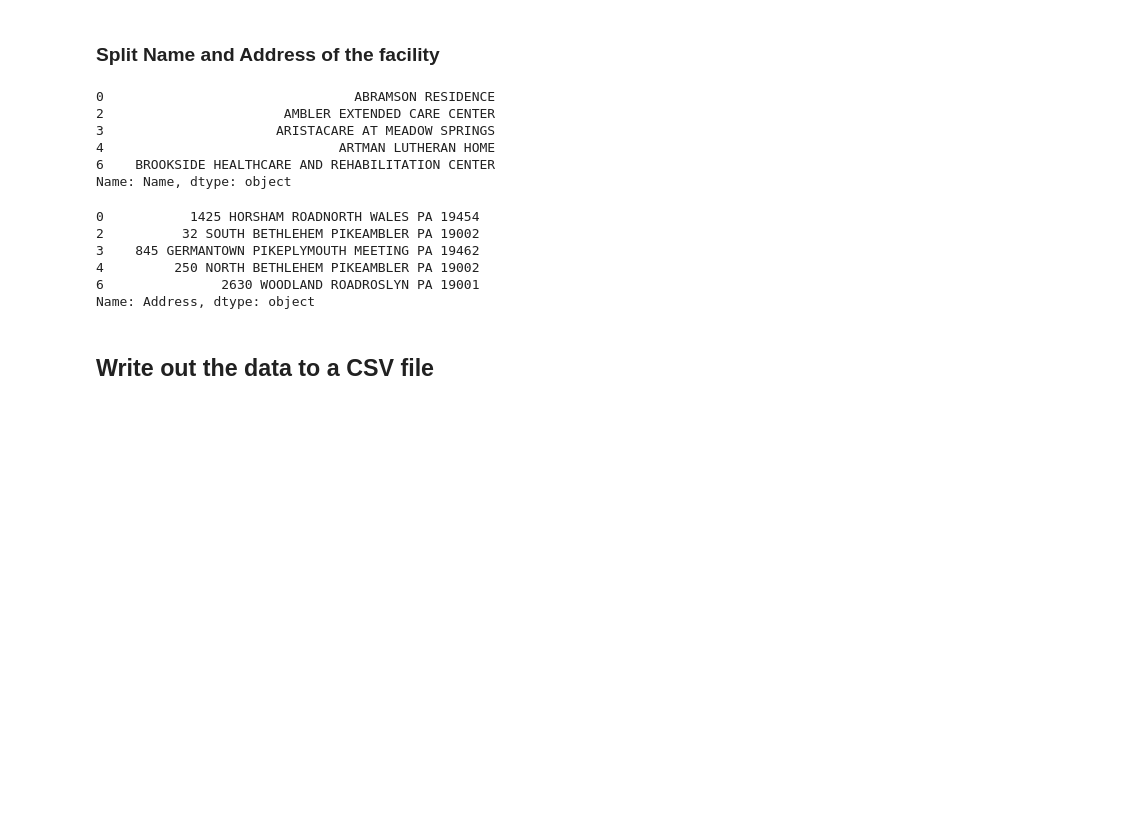
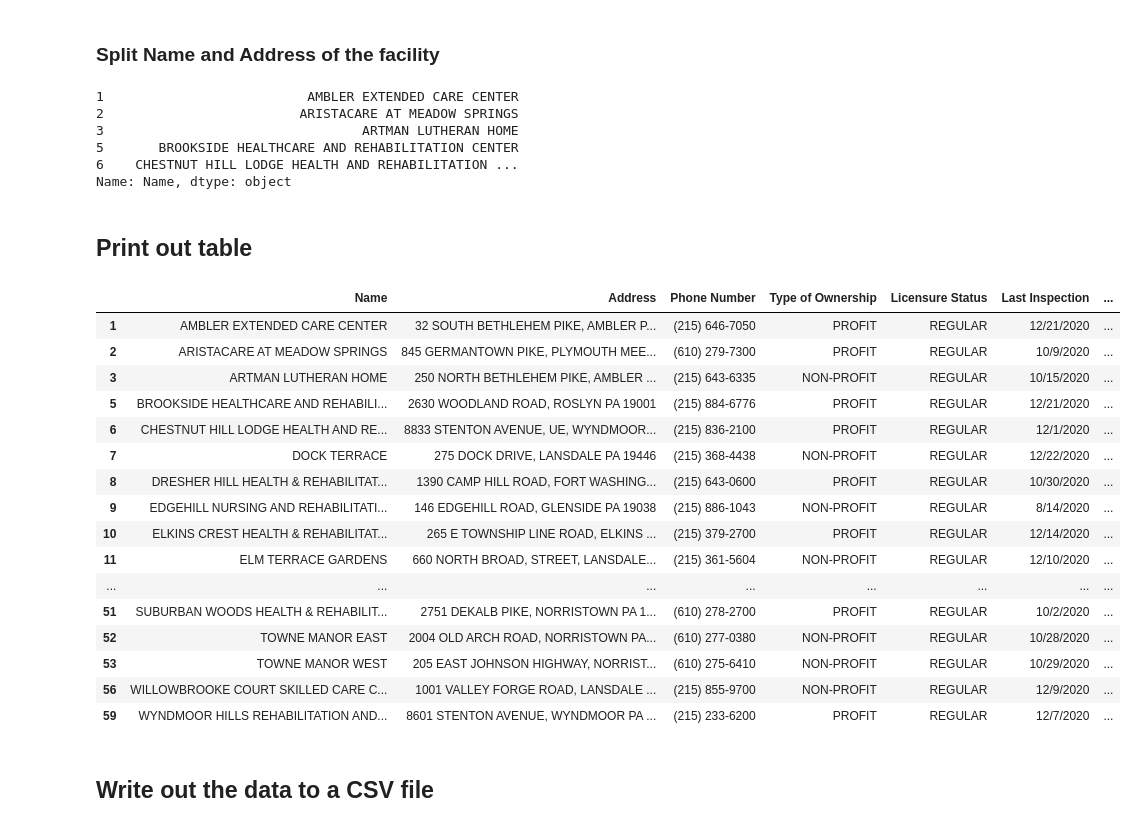
Before and after one commit to kevinxperese/PA_nursing_homes, a Jupyter notebook: get_PA_nursing_home_data.ipynb, the cells around one changed output. Cells and saved outputs as stored; diff of their text form; code cells hidden in the pictures; blank space fills up the shorter version.

Commit message:
clean up address

```diff
--- a/get_PA_nursing_home_data.ipynb
+++ b/get_PA_nursing_home_data.ipynb
@@ -139,7 +139,7 @@ df_Medicaid.head()
 # %% [markdown]
 ### Remove phone number from Name/Address/Phone and rename to just Name/Address
 # %%
-df_Medicaid['Name/Address/Phone'] = df_Medicaid['Name/Address/Phone'].str.replace(phone_regex, '')
-df_Medicaid.rename(columns={'Name/Address/Phone' : 'Name/Address'}, inplace=True)
-df_Medicaid['Name/Address'][0]
+df_Medicaid.insert(0, 'Name/Address', df_Medicaid['Name/Address/Phone'].str.replace(phone_regex, ''))
+df_Medicaid.drop(columns = 'Name/Address/Phone', inplace=True)
+df_Medicaid.head()
 # %% [output]
@@ -151,20 +156,9 @@ name_regex = r'^(.+?)\d'
 df_Medicaid.insert(0, 'Name', df_Medicaid['Name/Address'].str.extract(name_regex))
 df_Medicaid['Name'].head()
 # %% [output]
-0                                ABRAMSON RESIDENCE
-2                       AMBLER EXTENDED CARE CENTER
-3                      ARISTACARE AT MEADOW SPRINGS
-4                              ARTMAN LUTHERAN HOME
-6    BROOKSIDE HEALTHCARE AND REHABILITATION CENTER
+1                          AMBLER EXTENDED CARE CENTER
+2                         ARISTACARE AT MEADOW SPRINGS
+3                                 ARTMAN LUTHERAN HOME
+5       BROOKSIDE HEALTHCARE AND REHABILITATION CENTER
+6    CHESTNUT HILL LODGE HEALTH AND REHABILITATION ...
 Name: Name, dtype: object
-# %%
-address_regex = r'(\d.*)$'
-df_Medicaid.insert(1, 'Address', df_Medicaid['Name/Address'].str.extract(address_regex))
-df_Medicaid['Address'].head()
-# %% [output]
-0           1425 HORSHAM ROADNORTH WALES PA 19454
-2          32 SOUTH BETHLEHEM PIKEAMBLER PA 19002
-3    845 GERMANTOWN PIKEPLYMOUTH MEETING PA 19462
-4         250 NORTH BETHLEHEM PIKEAMBLER PA 19002
-6               2630 WOODLAND ROADROSLYN PA 19001
-Name: Address, dtype: object
@@ -174,3 +165,40 @@ df_Medicaid.drop(columns=['Name/Address'], inplace=True)
+# %%
+address_regex = r'(\d.*)$'
+df_Medicaid.insert(1, 'Address', df_Medicaid['Name/Address'].str.extract(address_regex))
+
+# Add spaces
+df_Medicaid['Address'] = df_Medicaid['Address'].str.replace('ROAD', 'ROAD, ')
+df_Medicaid['Address'] = df_Medicaid['Address'].str.replace('STREET', 'STREET, ')
+df_Medicaid['Address'] = df_Medicaid['Address'].str.replace('PIKE', 'PIKE, ')
+df_Medicaid['Address'] = df_Medicaid['Address'].str.replace('AVENUE', 'AVENUE, ')
+df_Medicaid['Address'] = df_Medicaid['Address'].str.replace('AVE.', 'AVENUE, ')
+df_Medicaid['Address'] = df_Medicaid['Address'].str.replace('DRIVE', 'DRIVE, ')
+df_Medicaid['Address'] = df_Medicaid['Address'].str.replace('HIGHWAY', 'HIGHWAY, ')
+
+# Drop
+df_Medicaid.drop(columns=['Name/Address'], inplace=True)
+# %% [markdown]
+## Print out table
+# %%
+df_Medicaid
+# %% [output]
+|  | Name | Address | Phone Number | Type of Ownership | Licensure Status | Last Inspection | ... |
+| 1 | AMBLER EXTENDED CARE CENTER | 32 SOUTH BETHLEHEM PIKE, AMBLER P... | (215) 646-7050 | PROFIT | REGULAR | 12/21/2020 | ... |
+| 2 | ARISTACARE AT MEADOW SPRINGS | 845 GERMANTOWN PIKE, PLYMOUTH MEE... | (610) 279-7300 | PROFIT | REGULAR | 10/9/2020 | ... |
+| 3 | ARTMAN LUTHERAN HOME | 250 NORTH BETHLEHEM PIKE, AMBLER ... | (215) 643-6335 | NON-PROFIT | REGULAR | 10/15/2020 | ... |
+| 5 | BROOKSIDE HEALTHCARE AND REHABILI... | 2630 WOODLAND ROAD, ROSLYN PA 19001 | (215) 884-6776 | PROFIT | REGULAR | 12/21/2020 | ... |
+| 6 | CHESTNUT HILL LODGE HEALTH AND RE... | 8833 STENTON AVENUE, UE, WYNDMOOR... | (215) 836-2100 | PROFIT | REGULAR | 12/1/2020 | ... |
+| 7 | DOCK TERRACE | 275 DOCK DRIVE, LANSDALE PA 19446 | (215) 368-4438 | NON-PROFIT | REGULAR | 12/22/2020 | ... |
+| 8 | DRESHER HILL HEALTH & REHABILITAT... | 1390 CAMP HILL ROAD, FORT WASHING... | (215) 643-0600 | PROFIT | REGULAR | 10/30/2020 | ... |
+| 9 | EDGEHILL NURSING AND REHABILITATI... | 146 EDGEHILL ROAD, GLENSIDE PA 19038 | (215) 886-1043 | NON-PROFIT | REGULAR | 8/14/2020 | ... |
+| 10 | ELKINS CREST HEALTH & REHABILITAT... | 265 E TOWNSHIP LINE ROAD, ELKINS ... | (215) 379-2700 | PROFIT | REGULAR | 12/14/2020 | ... |
+| 11 | ELM TERRACE GARDENS | 660 NORTH BROAD, STREET, LANSDALE... | (215) 361-5604 | NON-PROFIT | REGULAR | 12/10/2020 | ... |
+| ... | ... | ... | ... | ... | ... | ... | ... |
+| 51 | SUBURBAN WOODS HEALTH & REHABILIT... | 2751 DEKALB PIKE, NORRISTOWN PA 1... | (610) 278-2700 | PROFIT | REGULAR | 10/2/2020 | ... |
+| 52 | TOWNE MANOR EAST | 2004 OLD ARCH ROAD, NORRISTOWN PA... | (610) 277-0380 | NON-PROFIT | REGULAR | 10/28/2020 | ... |
+| 53 | TOWNE MANOR WEST | 205 EAST JOHNSON HIGHWAY, NORRIST... | (610) 275-6410 | NON-PROFIT | REGULAR | 10/29/2020 | ... |
+| 56 | WILLOWBROOKE COURT SKILLED CARE C... | 1001 VALLEY FORGE ROAD, LANSDALE ... | (215) 855-9700 | NON-PROFIT | REGULAR | 12/9/2020 | ... |
+| 59 | WYNDMOOR HILLS REHABILITATION AND... | 8601 STENTON AVENUE, WYNDMOOR PA ... | (215) 233-6200 | PROFIT | REGULAR | 12/7/2020 | ... |
 # %% [markdown]
 ## Write out the data to a CSV file
 # %%
```
Also changed, not shown: parts of 5 cells of this notebook, 1 other file.
